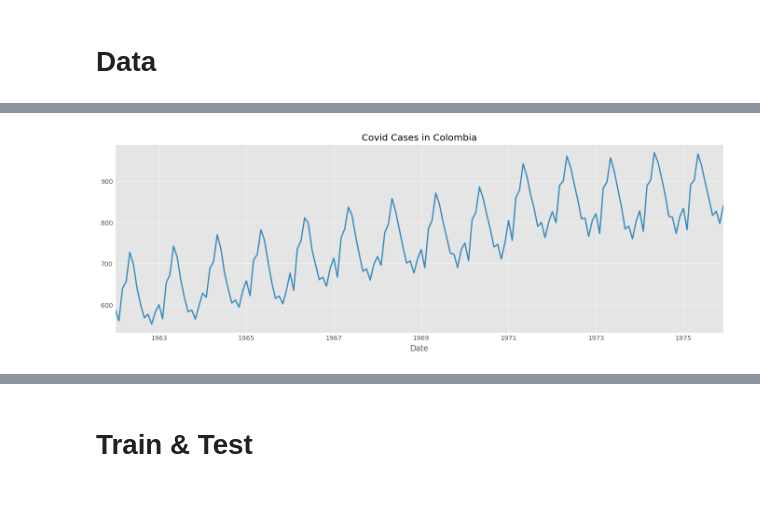
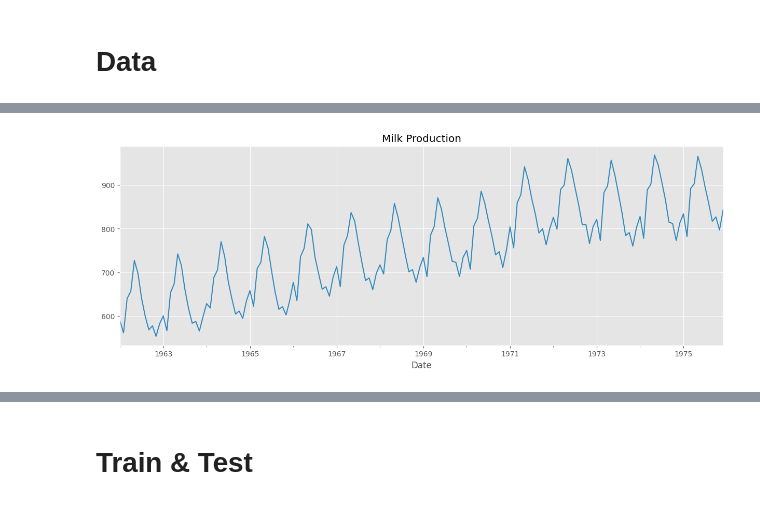
Before and after one commit to alejo1630/time_series_analysis, a Jupyter notebook: time_series.ipynb, the cells around one changed output, grey strips where cells are left out. Cells and saved outputs as stored; diff of their text form; code cells hidden in the pictures.

```diff
--- a/time_series.ipynb
+++ b/time_series.ipynb
@@ -18,9 +18,9 @@ plt.rcParams['figure.figsize'] = 15, 5
 # %% [markdown]
 # **Data**
 # %%
-data = pd.read_csv("monthly_milk_production.csv", index_col = "Date", parse_dates = True)
-data.index.freq = "MS"
-data
+df = pd.read_csv("monthly_milk_production.csv", index_col = "Date", parse_dates = True)
+df.sort_index(inplace = True)
+df.head()
 # %% [output]
 |  | Production |
 | Date |  |
@@ -55,3 +42,0 @@ KeyError: 'fecha reporte web'
-# %%
-df = pd.DataFrame(data["fecha reporte web"].value_counts()).sort_index()
-df.head()
@@ -66,9 +43,9 @@ df.head()
 # %%
-data.plot(title='Covid Cases in Colombia',
+df.plot(title = "Milk Production",
         color = color_pal[1],
         legend = False)
 
 plt.show()
 # %% [output]
-[figure, old version]
+[figure, new version]
 # %%
```
Also changed, not shown: parts of 23 cells of this notebook.
